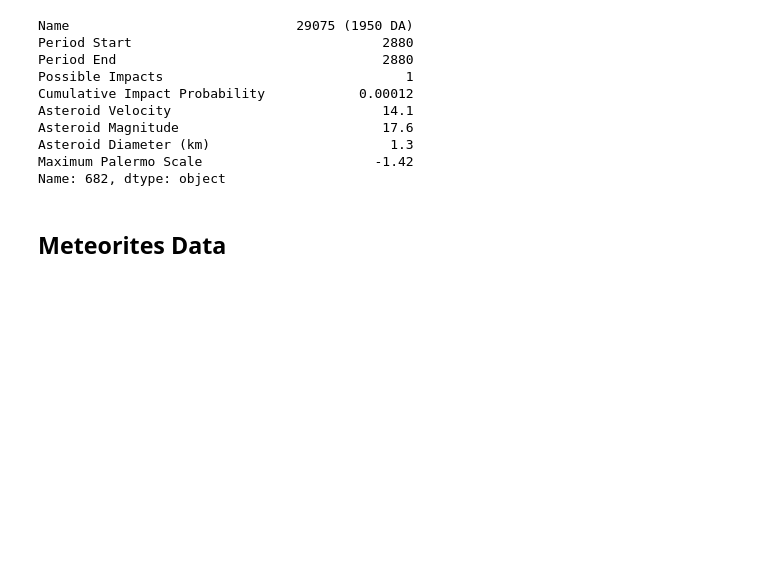
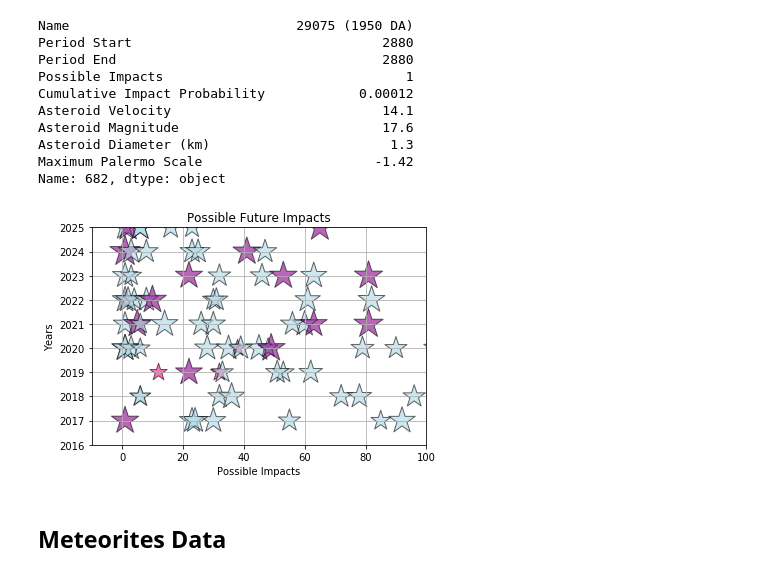
Before and after one commit to fcoba/Project-1, a Jupyter notebook: Kal_Project_1.ipynb, the cells around one changed output. Drawn from its saved outputs; the diff is of its cells as text; code cells hidden in the pictures; blank space fills up the shorter version.

Commit message:
Adding Possible Impacts Plot

```diff
--- a/Kal_Project_1.ipynb
+++ b/Kal_Project_1.ipynb
@@ -68,6 +68,42 @@ Asteroid Magnitude                          17.6
 Asteroid Diameter (km)                       1.3
 Maximum Palermo Scale                      -1.42
 Name: 682, dtype: object
+# %%
+def impact_score(impact):
+    if impact < -8:
+        return 'darkmagenta'
+    elif impact < -4:
+        return 'LightBlue'
+    else:
+        return 'deeppink'
+
+def asteroid_scale(scale):
+    return (scale) * -100;
+
+
+x = asteroids['Possible Impacts']
+y = asteroids['Period Start']
+z = asteroids['Maximum Palermo Scale']
+
+asteroids_list = asteroids['Maximum Palermo Scale']
+asteroids_list_colors = [impact_score(impact) for impact in asteroids_list]
+
+asteroids_scale_list= [asteroid_scale(scale) for scale in asteroids_list]
+
+plt.ylim(2016,2025)
+plt.xlim(-10,100)
+plt.scatter(x, y, s=asteroids_scale_list , c=asteroids_list_colors, alpha=0.6, marker="*", edgecolors="black")
+
+plt.title("Possible Future Impacts")
+plt.xlabel("Possible Impacts")
+plt.ylabel("Years")
+# plt.legend(handles=[x, y, z], loc = "best")
+plt.grid()
+
+plt.savefig("../possibleimpactsasteroids.png")
+plt.show()
+# %% [output]
+[figure, added]
 # %% [markdown]
 ## Meteorites Data
 # %%
```
Also changed, not shown: parts of 1 cell of this notebook.
